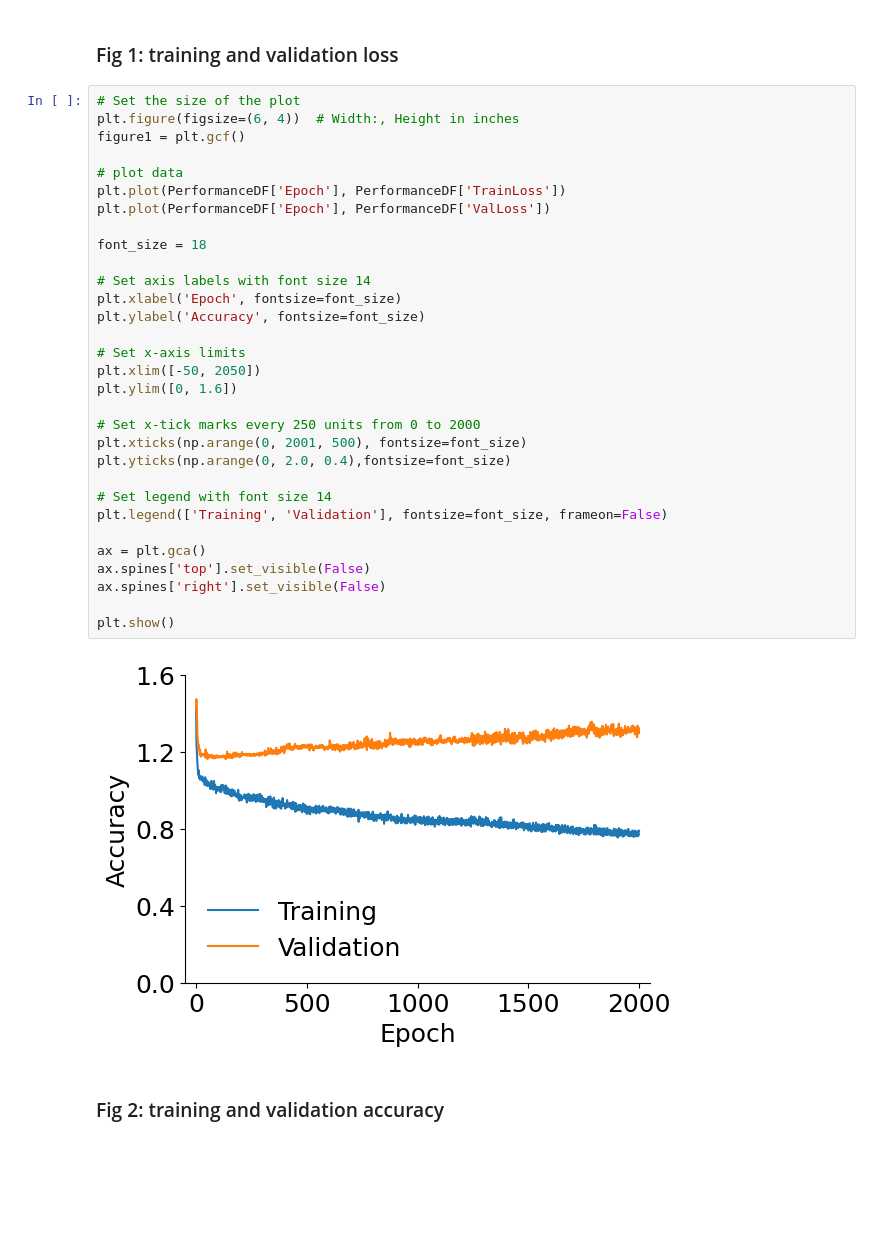
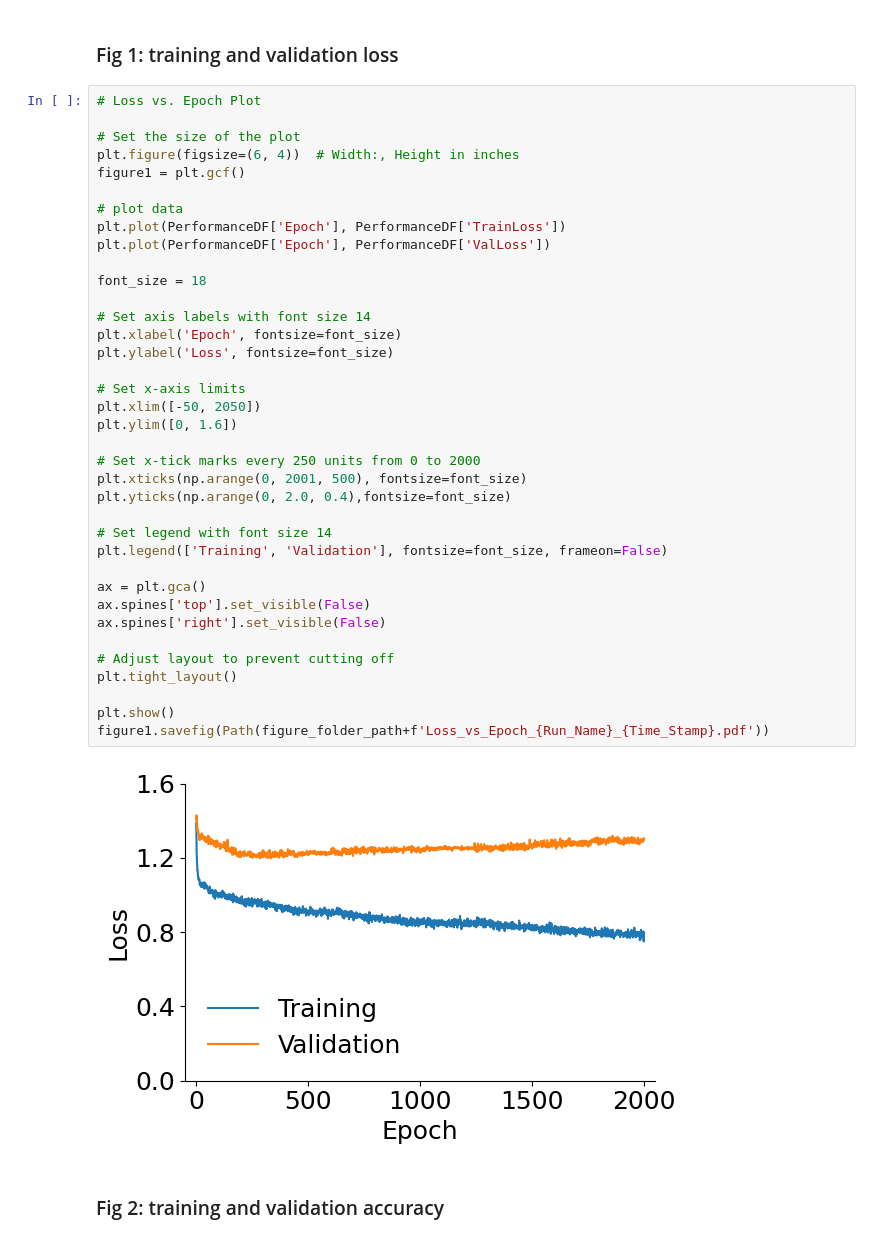
Before and after one commit to VacantiLab/ProteinLocalization, a Jupyter notebook: Pytorch model localization prediction customNN NV.ipynb, the cells around one changed output. Saved outputs shown, nothing was run; the diff lists cells and outputs as text; blank space fills up the shorter version.

Commit message:
changed some plotting parameters

```diff
--- a/Pytorch model localization prediction customNN NV.ipynb
+++ b/Pytorch model localization prediction customNN NV.ipynb
@@ -1509,38 +1508,44 @@ else:
 # %% [markdown]
 ### Fig 1: training and validation loss
 # %%
+# Loss vs. Epoch Plot
+
 # Set the size of the plot
 plt.figure(figsize=(6, 4))  # Width:, Height in inches
 figure1 = plt.gcf()
 
 # plot data
 plt.plot(PerformanceDF['Epoch'], PerformanceDF['TrainLoss'])
 plt.plot(PerformanceDF['Epoch'], PerformanceDF['ValLoss'])
 
 font_size = 18
 
 # Set axis labels with font size 14
 plt.xlabel('Epoch', fontsize=font_size)
-plt.ylabel('Accuracy', fontsize=font_size)
+plt.ylabel('Loss', fontsize=font_size)
 
 # Set x-axis limits
 plt.xlim([-50, 2050])
 plt.ylim([0, 1.6])
 
 # Set x-tick marks every 250 units from 0 to 2000
 plt.xticks(np.arange(0, 2001, 500), fontsize=font_size)
 plt.yticks(np.arange(0, 2.0, 0.4),fontsize=font_size)
 
 # Set legend with font size 14
 plt.legend(['Training', 'Validation'], fontsize=font_size, frameon=False)
 
 ax = plt.gca()
 ax.spines['top'].set_visible(False)
 ax.spines['right'].set_visible(False)
 
+# Adjust layout to prevent cutting off
+plt.tight_layout()
+
 plt.show()
+figure1.savefig(Path(figure_folder_path+f'Loss_vs_Epoch_{Run_Name}_{Time_Stamp}.pdf'))
 # %% [output]
-[figure, old version]
+[figure, new version]
 # %% [markdown]
 ### Fig 2: training and validation accuracy
 # %%
```
Also changed, not shown: parts of 4 cells of this notebook, 17 other files.
